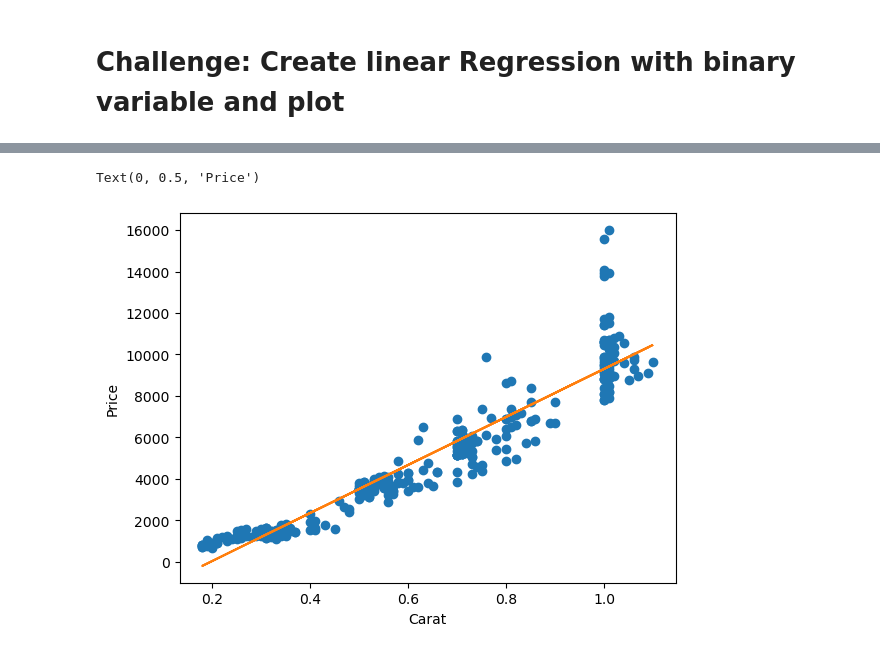
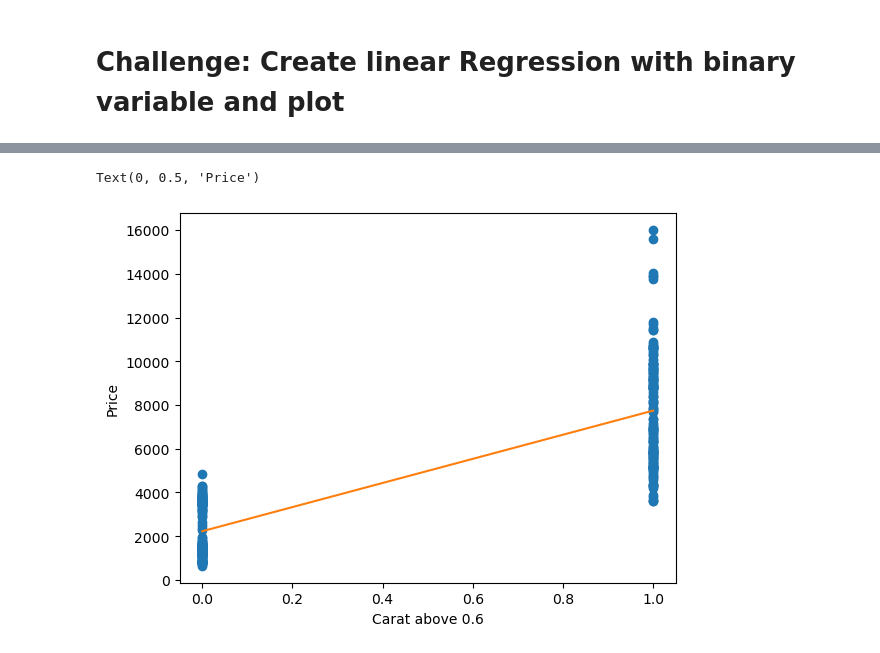
Before and after one commit to wprsousa/Udemy-Business_Data_Analytics_Intelligence_with_Python_2023, a Jupyter notebook: Statistics_and_Descriptive_Analytics/linear_regression/liner_regression.ipynb, the cells around one changed output, grey strips where cells are left out. Saved outputs shown, nothing was run; the diff lists cells and outputs as text; code cells hidden in the pictures.

```diff
--- a/Statistics_and_Descriptive_Analytics/linear_regression/liner_regression.ipynb
+++ b/Statistics_and_Descriptive_Analytics/linear_regression/liner_regression.ipynb
@@ -127,13 +122,13 @@ Covariance Type:            nonrobust
 Notes:
 [1] Standard Errors assume that the covariance matrix of the errors is correctly specified.
 # %%
-#plotting
-X = df.carat
+#Plotting
+X = df.carat_binary
 plt.plot(X, y, 'o')
 b, a = np.polyfit(X, y, 1)
 plt.plot(X, b * X + a)
-plt.xlabel("Carat")
+plt.xlabel("Carat above 0.6")
 plt.ylabel("Price")
 # %% [output]
 Text(0, 0.5, 'Price')
-[figure, old version]
+[figure, new version]
```
Also changed, not shown: parts of 6 cells of this notebook, 1 other file.
